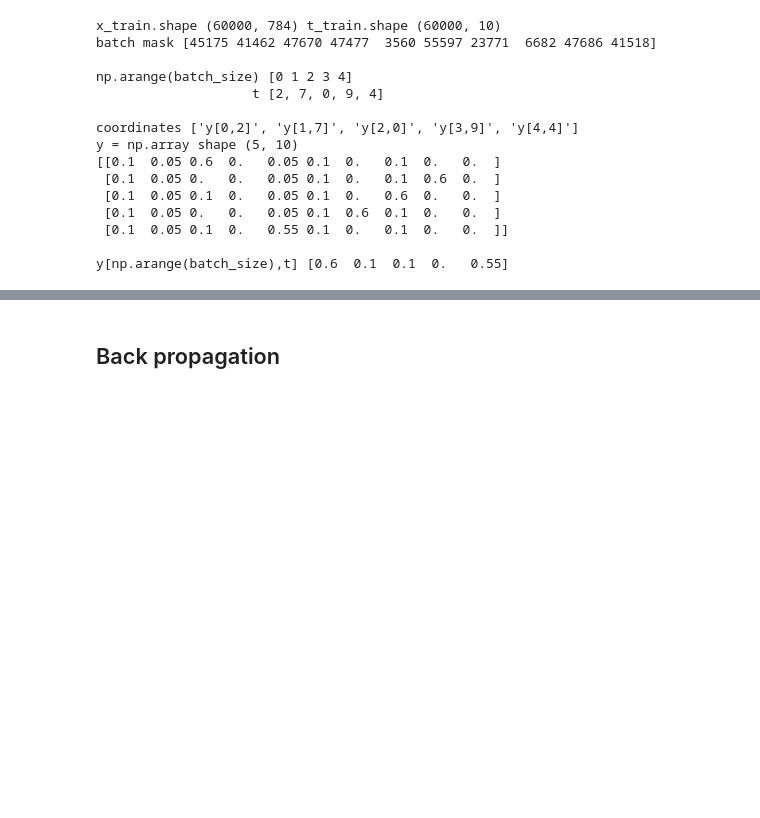
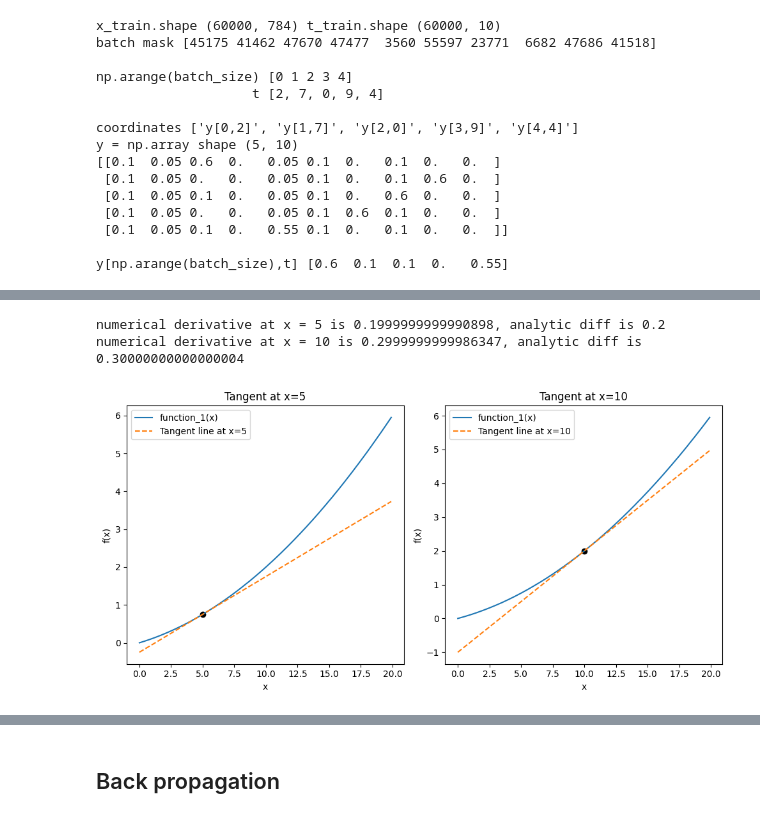
Before and after one commit to jizhang02/Code-Note, a Jupyter notebook: deep_learning_from_scratch.ipynb, the cells around one changed output, grey strips where cells are left out. Saved outputs shown, nothing was run; the diff lists cells and outputs as text; code cells hidden in the pictures; blank space fills up the shorter version.

```diff
--- a/deep_learning_from_scratch.ipynb
+++ b/deep_learning_from_scratch.ipynb
@@ -629,0 +672,63 @@ y[np.arange(batch_size),t] [0.6  0.1  0.1  0.   0.55]
+# %%
+# visualize using numerical differential method
+import numpy as np
+import matplotlib.pylab as plt
+
+def numerical_diff(f, x):
+    h = 1e-4 # 0.0001
+    return (f(x+h) - f(x-h)) / (2*h)
+
+def function_1(x):
+    return 0.01*x**2 + 0.1*x
+
+def analytic_diff(x):
+    return 0.02*x + 0.1
+
+def tangent_line(f, x):
+    d = numerical_diff(f, x)
+    y = f(x) - d*x
+    return lambda t: d*t + y
+
+# two values are very close
+print(f'numerical derivative at x = 5 is {numerical_diff(function_1, 5)}, analytic diff is {analytic_diff(5)}')
+print(f'numerical derivative at x = 10 is {numerical_diff(function_1, 10)}, analytic diff is {analytic_diff(10)}')
+
+# visualize
+x = np.arange(0.0, 20.0, 0.1)
+y = function_1(x)
+
+plt.figure(figsize=(10, 5))
+plt.subplot(1, 2, 1)
+
+x0 = 5
+tf_5 = tangent_line(function_1, x0)
+y2_5 = tf_5(x)
+
+plt.plot(x, y, label="function_1(x)")
+plt.plot(x, y2_5, label="Tangent line at x=5", linestyle='--')
+plt.scatter(x0, function_1(x0), color='black')
+plt.xlabel("x")
+plt.ylabel("f(x)")
+plt.legend()
+plt.title("Tangent at x=5")
+
+plt.subplot(1, 2, 2)
+
+x1 = 10
+tf_10 = tangent_line(function_1, x1)
+y2_10 = tf_10(x)
+
+plt.plot(x, y, label="function_1(x)")
+plt.plot(x, y2_10, label="Tangent line at x=10", linestyle='--')
+plt.scatter(x1, function_1(x1), color='black')
+plt.xlabel("x")
+plt.ylabel("f(x)")
+plt.legend()
+plt.title("Tangent at x=10")
+
+plt.tight_layout()
+plt.show()
+# %% [output]
+numerical derivative at x = 5 is 0.1999999999990898, analytic diff is 0.2
+numerical derivative at x = 10 is 0.2999999999986347, analytic diff is 0.30000000000000004
+[figure, added]
```
Also changed, not shown: parts of 26 cells of this notebook, 2 other files.
